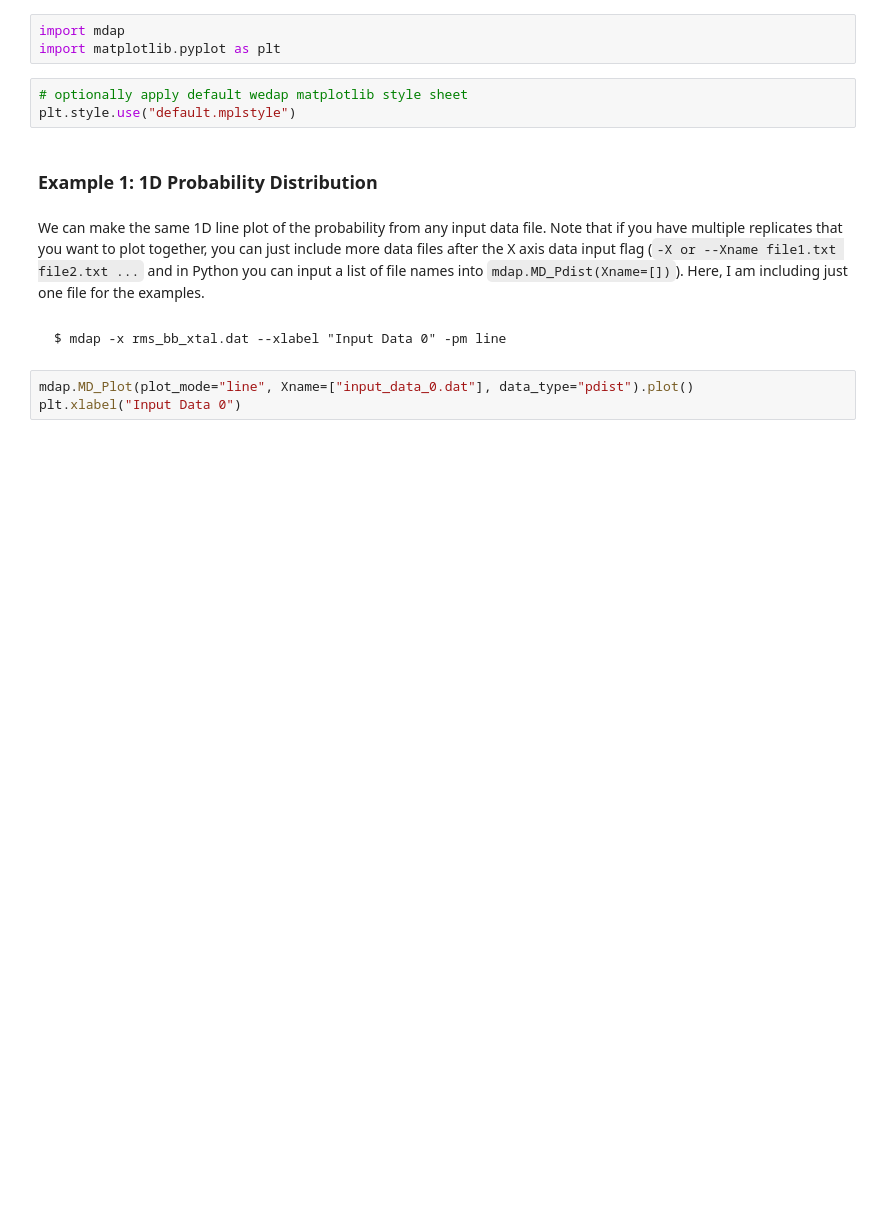
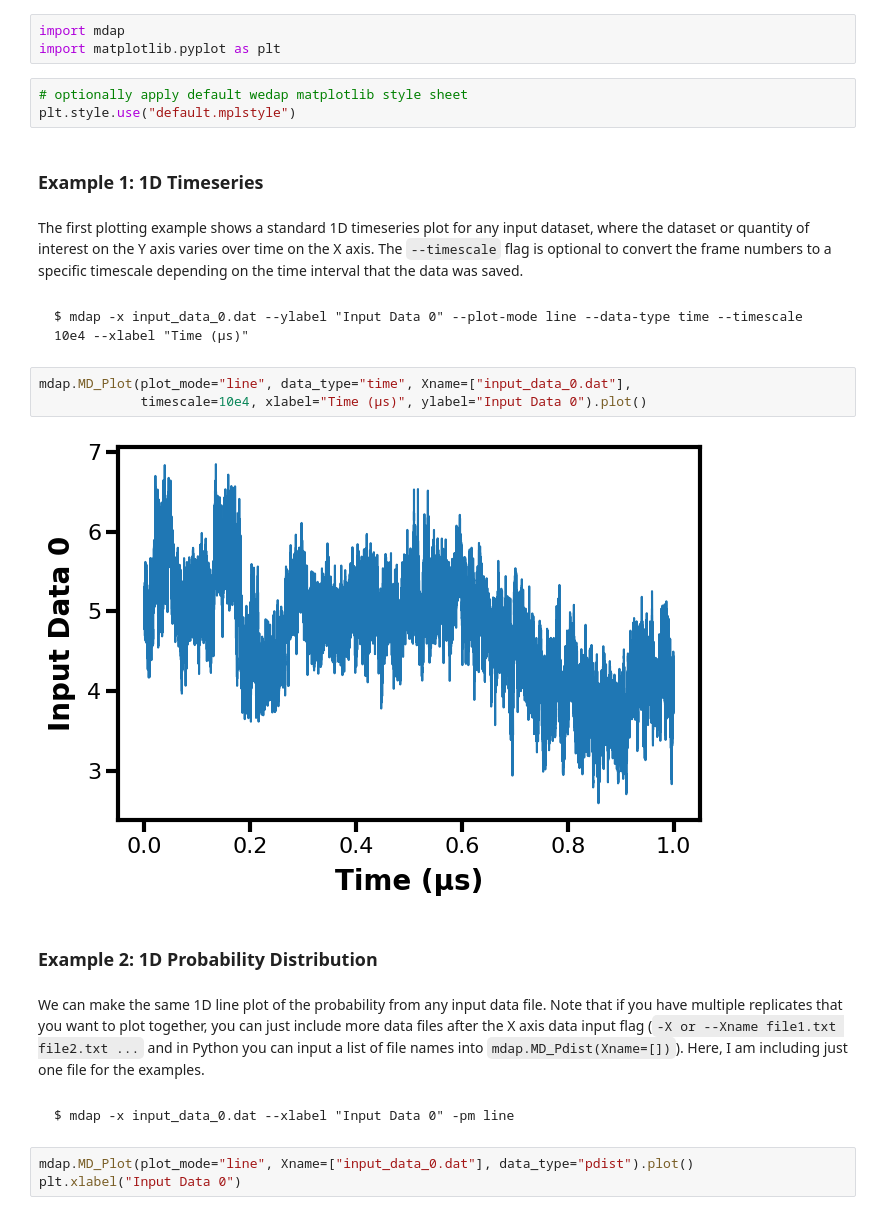
Before and after one commit to darianyang/wedap, a Jupyter notebook: docs/notebook/wedap_demo.ipynb, the cells around one changed output. Drawn from its saved outputs; the diff is of its cells as text; blank space fills up the shorter version.

Commit message:
updated jupyter nb with extra plot example, fixed mdap list input requirement

````diff
--- a/docs/notebook/wedap_demo.ipynb
+++ b/docs/notebook/wedap_demo.ipynb
@@ -213,13 +215,26 @@ import matplotlib.pyplot as plt
 # %%
 # optionally apply default wedap matplotlib style sheet
 plt.style.use("default.mplstyle")
+# %% [markdown]
+### Example 1: 1D Timeseries
+# %% [markdown]
+The first plotting example shows a standard 1D timeseries plot for any input dataset, where the dataset or quantity of interest on the Y axis varies over time on the X axis. The `--timescale` flag is optional to convert the frame numbers to a specific timescale depending on the time interval that the data was saved.
+# %% [markdown]
+```
+$ mdap -x input_data_0.dat --ylabel "Input Data 0" --plot-mode line --data-type time --timescale 10e4 --xlabel "Time (µs)"
+```
+# %%
+mdap.MD_Plot(plot_mode="line", data_type="time", Xname=["input_data_0.dat"],
+             timescale=10e4, xlabel="Time (µs)", ylabel="Input Data 0").plot()
+# %% [output]
+[figure, added]
 # %% [markdown]
-### Example 1: 1D Probability Distribution
+### Example 2: 1D Probability Distribution
 # %% [markdown]
 We can make the same 1D line plot of the probability from any input data file. Note that if you have multiple replicates that you want to plot together, you can just include more data files after the X axis data input flag (`-X or --Xname file1.txt file2.txt ...` and in Python you can input a list of file names into `mdap.MD_Pdist(Xname=[])`). Here, I am including just one file for the examples.
 # %% [markdown]
 ```
-$ mdap -x rms_bb_xtal.dat --xlabel "Input Data 0" -pm line
+$ mdap -x input_data_0.dat --xlabel "Input Data 0" -pm line
 ```
 # %%
 mdap.MD_Plot(plot_mode="line", Xname=["input_data_0.dat"], data_type="pdist").plot()
````
Also changed, not shown: parts of 14 cells of this notebook, 2 other files.
